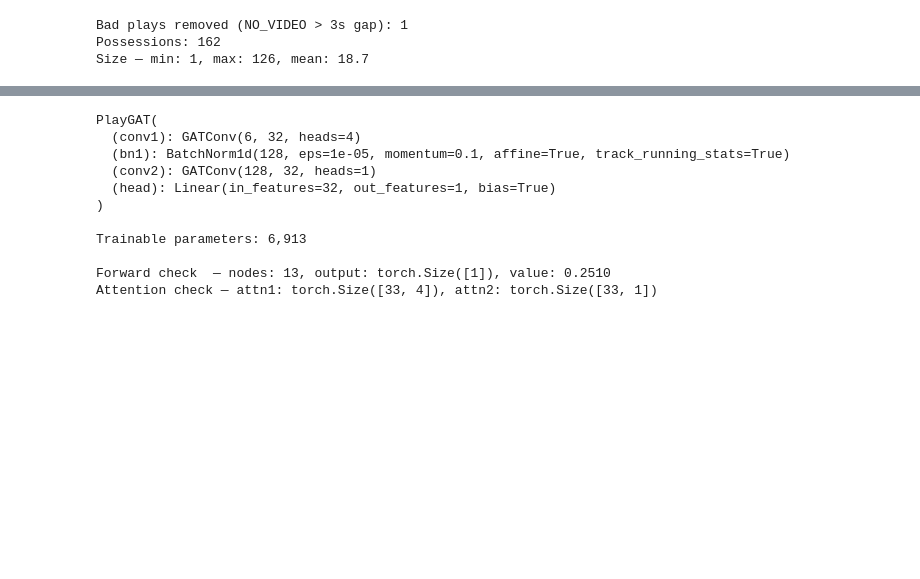
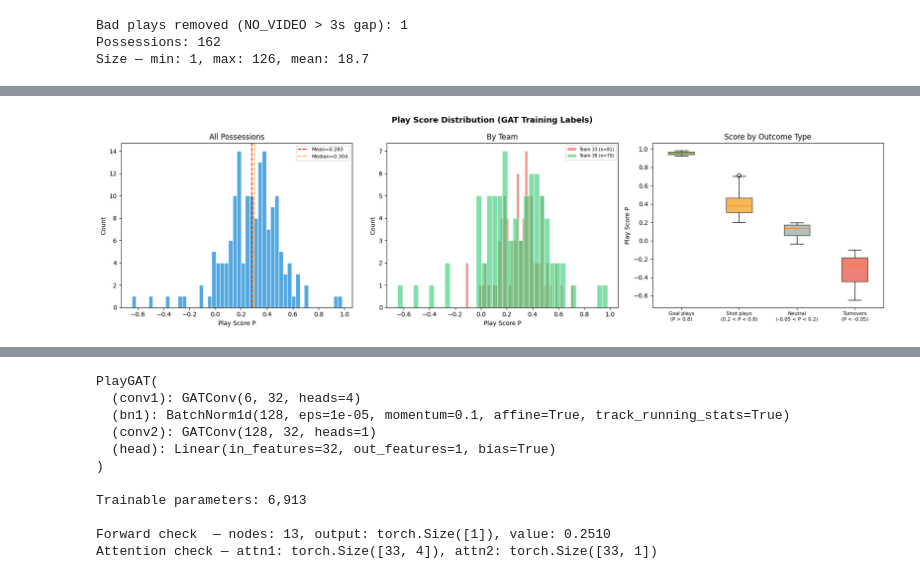
Before and after one commit to ymaheshwari2007/SoccerImpectHackathon, a Jupyter notebook: notebooks/GAT.ipynb, the cells around one changed output, grey strips where cells are left out. Saved outputs shown, nothing was run; the diff lists cells and outputs as text; code cells hidden in the pictures; blank space fills up the shorter version.

```diff
--- a/notebooks/GAT.ipynb
+++ b/notebooks/GAT.ipynb
@@ -463,0 +457,79 @@ Sample graphs:
+# %%
+# PLAY SCORE DISTRIBUTION — visualise what the GAT is learning to predict
+# Formula: P = (displacement × advancement × sigmoid(t)) + end_bonus
+
+import matplotlib.pyplot as plt
+import matplotlib.colors as mcolors
+
+all_scores = [g.y.item() for g in graphs]
+team_ids_unique = list({g.team_id for g in graphs})
+
+fig, axes = plt.subplots(1, 3, figsize=(18, 5))
+fig.suptitle("Play Score Distribution (GAT Training Labels)", fontsize=13, fontweight="bold")
+
+# 1. Overall histogram
+ax = axes[0]
+ax.hist(all_scores, bins=50, color="#3498db", edgecolor="white", alpha=0.85)
+ax.axvline(x=np.mean(all_scores), color="red", linestyle="--", label=f"Mean={np.mean(all_scores):.3f}")
+ax.axvline(x=np.median(all_scores), color="orange", linestyle="--", label=f"Median={np.median(all_scores):.3f}")
+ax.set_xlabel("Play Score P")
+ax.set_ylabel("Count")
+ax.set_title("All Possessions")
+ax.legend(fontsize=8)
+
+# 2. By team (overlaid)
+ax = axes[1]
+for tid, color in zip(team_ids_unique, ["#e74c3c", "#2ecc71"]):
+    team_scores = [g.y.item() for g in graphs if g.team_id == tid]
+    tname = tid[:15]
+    ax.hist(team_scores, bins=40, alpha=0.6, label=f"Team {tname} (n={len(team_scores)})",
+            edgecolor="white", color=color)
+ax.set_xlabel("Play Score P")
+ax.set_ylabel("Count")
+ax.set_title("By Team")
+ax.legend(fontsize=7)
+
+# 3. Score components breakdown — sample 200 graphs
+ax = axes[2]
+sample_idx = np.random.choice(len(graphs), min(200, len(graphs)), replace=False)
+bonus_scores = []
+mult_scores = []
+for i in sample_idx:
+    s = all_scores[i]
+    # Approximate: if score > 0.5 likely has goal bonus, if 0.1-0.5 shot bonus
+    if s > 0.8:
+        bonus_scores.append(s)
+    elif s < -0.05:
+        mult_scores.append(s)
+
+# Box plot of score ranges
+score_ranges = {
+    "Goal plays\n(P > 0.8)": [s for s in all_scores if s > 0.8],
+    "Shot plays\n(0.2 < P < 0.8)": [s for s in all_scores if 0.2 < s <= 0.8],
+    "Neutral\n(-0.05 < P < 0.2)": [s for s in all_scores if -0.05 <= s <= 0.2],
+    "Turnovers\n(P < -0.05)": [s for s in all_scores if s < -0.05],
+}
+labels = list(score_ranges.keys())
+data = [v for v in score_ranges.values() if len(v) > 0]
+labels = [l for l, v in zip(labels, score_ranges.values()) if len(v) > 0]
+bp = ax.boxplot(data, labels=labels, patch_artist=True)
+colors_box = ["#27ae60", "#f39c12", "#95a5a6", "#e74c3c"]
+for patch, color in zip(bp["boxes"], colors_box[:len(data)]):
+    patch.set_facecolor(color)
+    patch.set_alpha(0.7)
+ax.set_ylabel("Play Score P")
+ax.set_title("Score by Outcome Type")
+ax.tick_params(axis="x", labelsize=8)
+
+plt.tight_layout()
+plt.show()
+
+print(f"\nPlay score stats:")
+print(f"  Total graphs: {len(all_scores)}")
+print(f"  Mean: {np.mean(all_scores):.4f}, Std: {np.std(all_scores):.4f}")
+print(f"  Min: {min(all_scores):.4f}, Max: {max(all_scores):.4f}")
+print(f"  Goals (P > 0.8): {sum(1 for s in all_scores if s > 0.8)}")
+print(f"  Shots (0.2 < P ≤ 0.8): {sum(1 for s in all_scores if 0.2 < s <= 0.8)}")
+print(f"  Turnovers (P < -0.05): {sum(1 for s in all_scores if s < -0.05)}")
+# %% [output]
+[figure, added]
```
Also changed, not shown: parts of 11 cells of this notebook, 2 other files.
